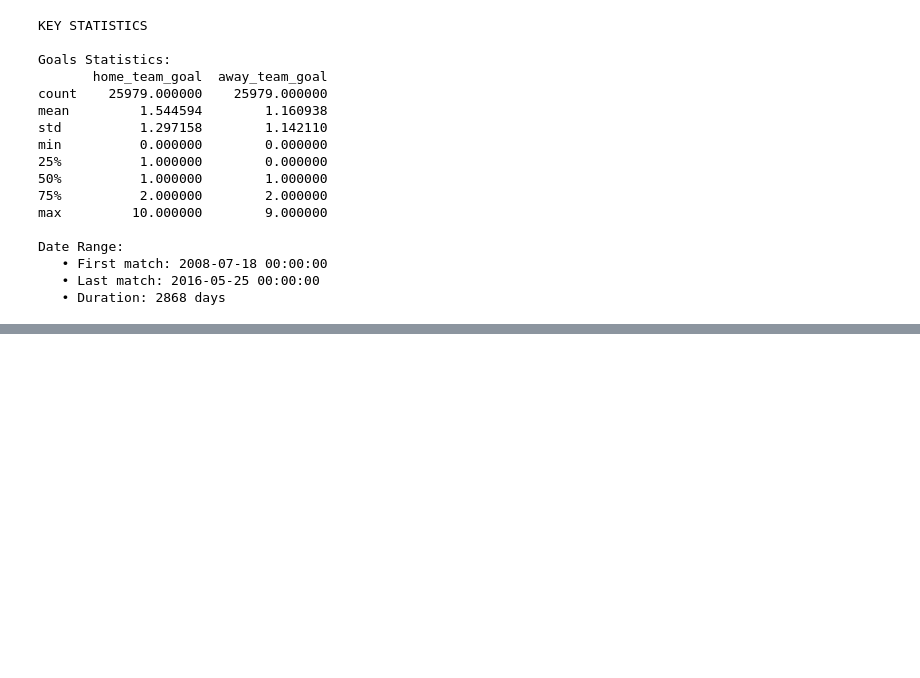
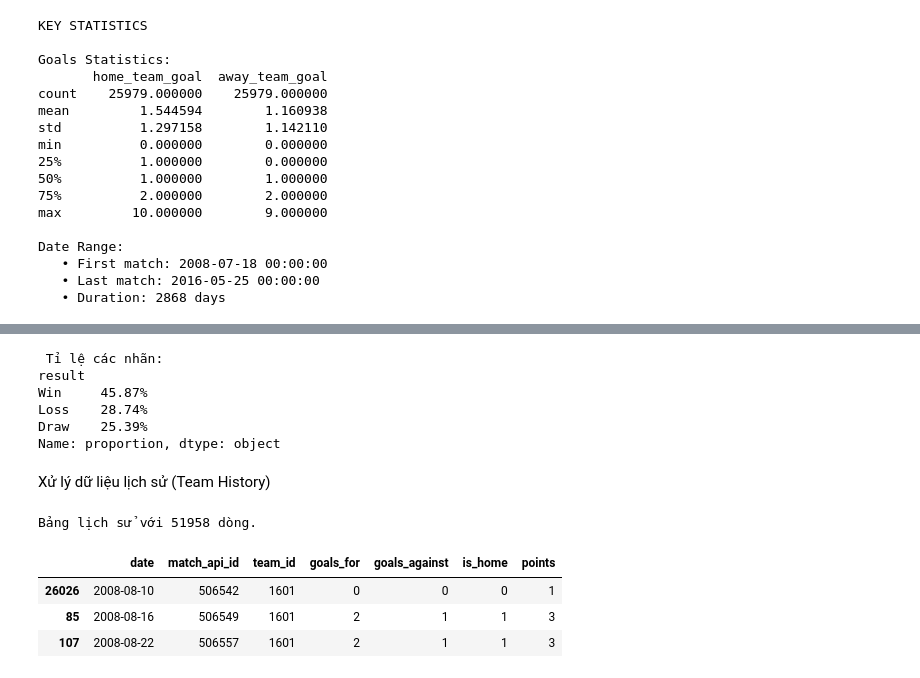
Before and after one commit to VoTrongAnh/football_prediction, a Jupyter notebook: football_prediction.ipynb, the cells around one changed output, grey strips where cells are left out. Saved outputs shown, nothing was run; the diff lists cells and outputs as text; code cells hidden in the pictures; blank space fills up the shorter version.

```diff
--- a/football_prediction.ipynb
+++ b/football_prediction.ipynb
@@ -353,0 +397,51 @@ Date Range:
+# %%
+conditions = [
+    df["home_team_goal"] > df["away_team_goal"],
+    df["home_team_goal"] == df["away_team_goal"],
+    df["home_team_goal"] < df["away_team_goal"]
+]
+choices = ["Win", "Draw", "Loss"]
+
+df["result"] = np.select(conditions, choices, default="Unknown")
+
+# Kiểm tra tỉ lệ nhãn
+print(" Tỉ lệ các nhãn:")
+# Dùng astype(str) để đảm bảo không lỗi format
+print(df["result"].value_counts(normalize=True).map('{:.2%}'.format))
+# %% [output]
+ Tỉ lệ các nhãn:
+result
+Win     45.87%
+Loss    28.74%
+Draw    25.39%
+Name: proportion, dtype: object
+# %% [markdown]
+Xử lý dữ liệu lịch sử (Team History)
+# %%
+def build_team_history(df_matches):
+    # Home stats
+    home = df_matches[["date", "match_api_id", "home_team_api_id", "home_team_goal", "away_team_goal"]].copy()
+    home.columns = ["date", "match_api_id", "team_id", "goals_for", "goals_against"]
+    home["is_home"] = 1
+
+    # Away stats
+    away = df_matches[["date", "match_api_id", "away_team_api_id", "away_team_goal", "home_team_goal"]].copy()
+    away.columns = ["date", "match_api_id", "team_id", "goals_for", "goals_against"]
+    away["is_home"] = 0
+
+    team_df = pd.concat([home, away], ignore_index=True).sort_values(["team_id", "date"])
+
+    # Tính điểm (3=Thắng, 1=Hòa, 0=Thua)
+    team_df["points"] = np.where(team_df["goals_for"] > team_df["goals_against"], 3,
+                                 np.where(team_df["goals_for"] == team_df["goals_against"], 1, 0))
+    return team_df
+
+team_df = build_team_history(df)
+print(f"Bảng lịch sử với {team_df.shape[0]} dòng.")
+team_df.head(3)
+# %% [output]
+Bảng lịch sử với 51958 dòng.
+|  | date | match_api_id | team_id | goals_for | goals_against | is_home | points |
+| 26026 | 2008-08-10 | 506542 | 1601 | 0 | 0 | 0 | 1 |
+| 85 | 2008-08-16 | 506549 | 1601 | 2 | 1 | 1 | 3 |
+| 107 | 2008-08-22 | 506557 | 1601 | 2 | 1 | 1 | 3 |
```
Also changed, not shown: parts of 13 cells of this notebook.
